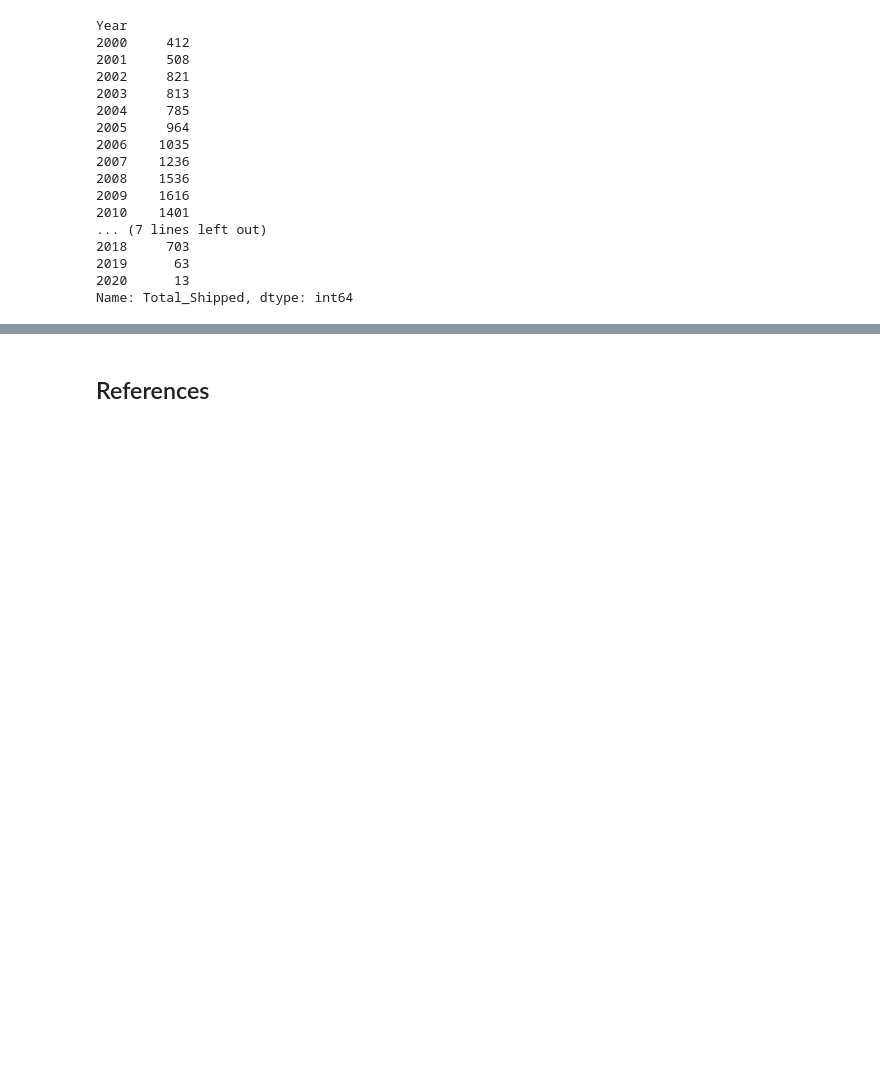
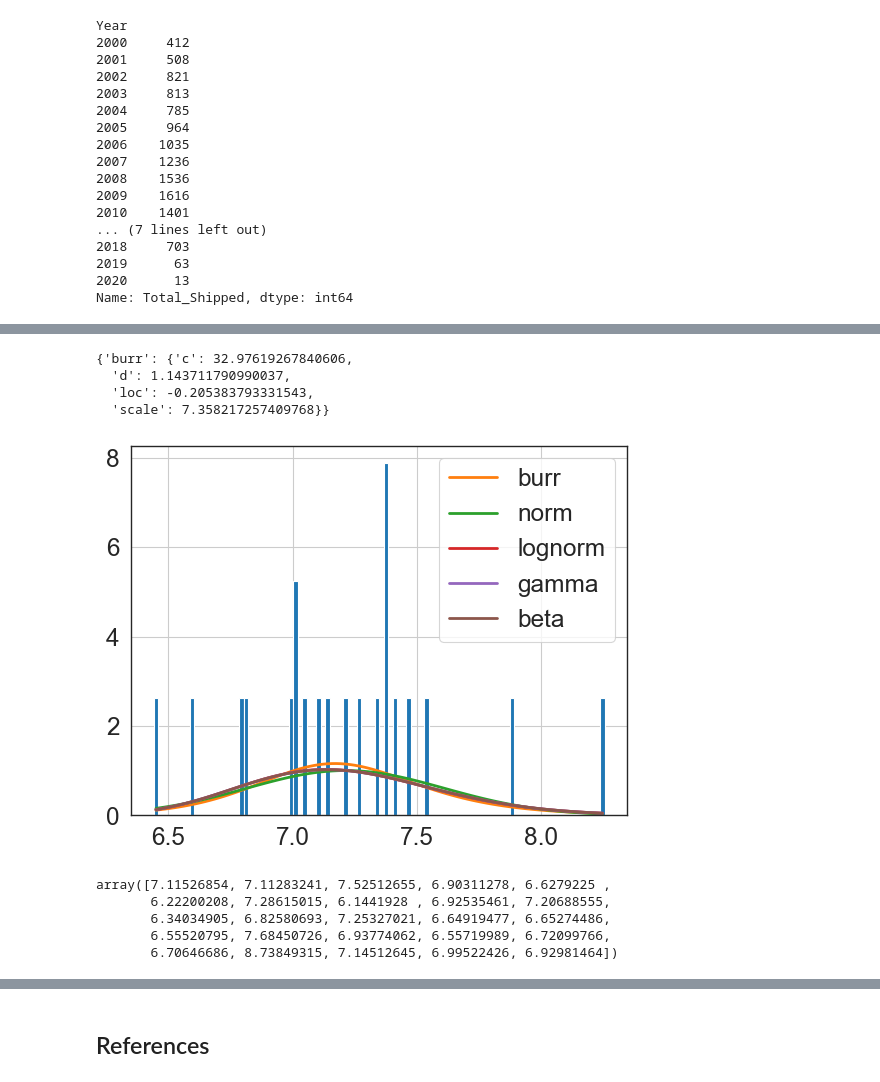
Before and after one commit to MegTully/Programming-For-DA-Project, a Jupyter notebook: Video game data.ipynb, the cells around one changed output, grey strips where cells are left out. Cells and saved outputs as stored; diff of their text form; code cells hidden in the pictures; blank space fills up the shorter version.

```diff
--- a/Video game data.ipynb
+++ b/Video game data.ipynb
@@ -261,0 +309,31 @@ UFuncTypeError: ufunc 'multiply' cannot use operands with types dtype('<M8[ns]')
+# %%
+#Create an array of the average critic score for each year
+criticScores=dataset['Critic_Score'].groupby([dataset['Year'].dt.year]).agg('mean')
+
+height = criticScores.values
+f = Fitter(height,
+           distributions=['gamma',
+                          'lognorm',
+                          "beta",
+                          "burr",
+                          "norm"])
+f.fit()
+f.summary()
+f.get_best(method = 'sumsquare_error')
+# %% [output]
+{'burr': {'c': 32.97619267840606,
+  'd': 1.143711790990037,
+  'loc': -0.205383793331543,
+  'scale': 7.358217257409768}}
+[figure, added]
+# %%
+#Generate random Variables using burr12 distribution [14] [15]
+from scipy.stats import burr12
+CriticScores = burr12.rvs(c=32.98, d=1.14, scale= 7.36,size=25, loc=-0.21)
+CriticScores
+# %% [output]
+array([7.11526854, 7.11283241, 7.52512655, 6.90311278, 6.6279225 ,
+       6.22200208, 7.28615015, 6.1441928 , 6.92535461, 7.20688555,
+       6.34034905, 6.82580693, 7.25327021, 6.64919477, 6.65274486,
+       6.55520795, 7.68450726, 6.93774062, 6.55719989, 6.72099766,
+       6.70646686, 8.73849315, 7.14512645, 6.99522426, 6.92981464])
```
Also changed, not shown: parts of 17 cells of this notebook.
